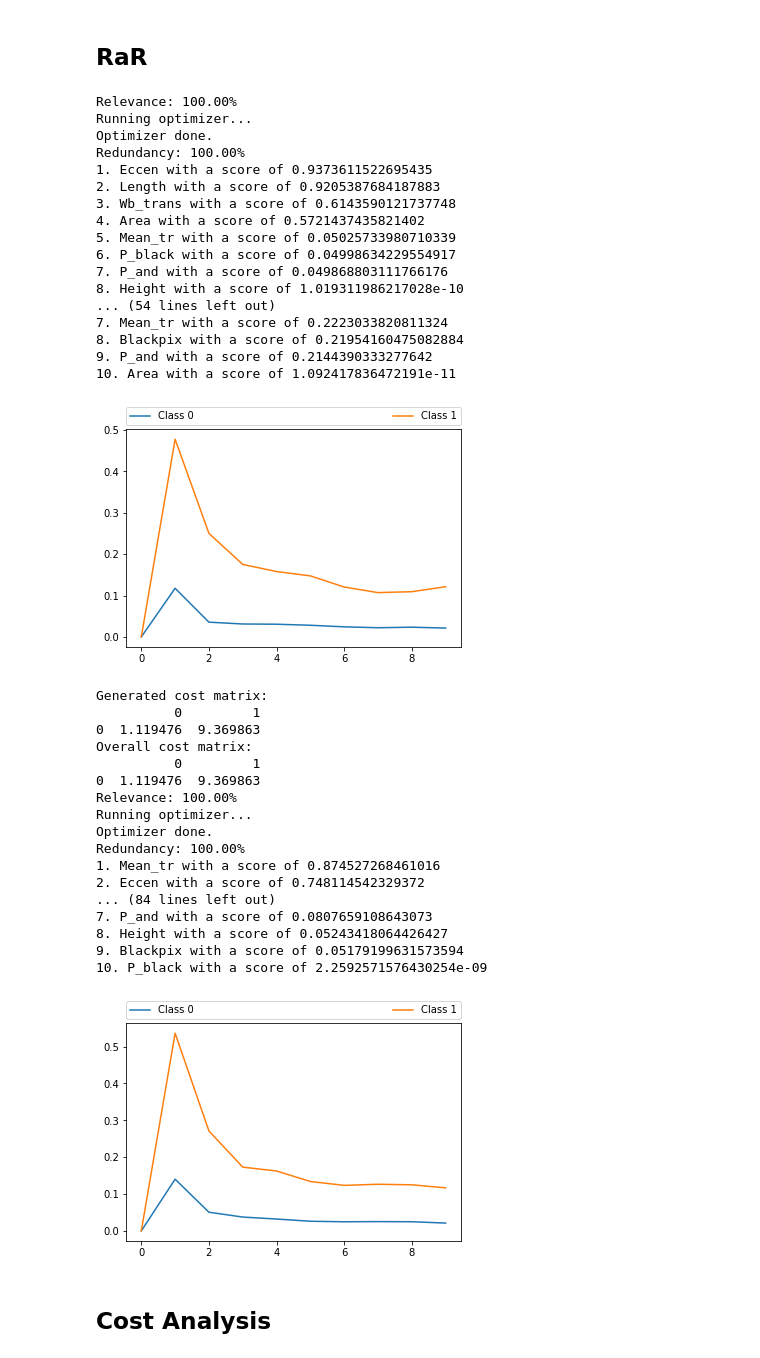
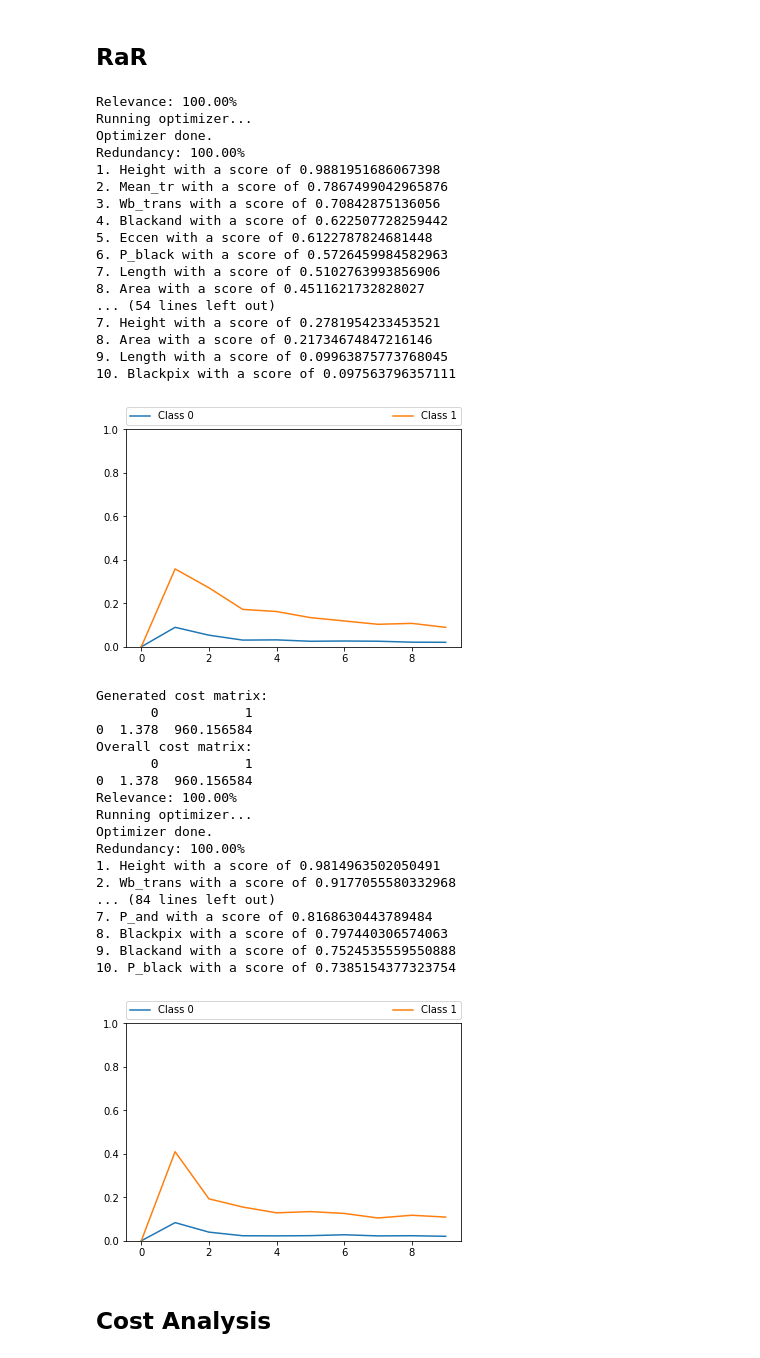
Before and after one commit to KDD-OpenSource/wRaR, a Jupyter notebook: examples/EstimateCost.ipynb, the cells around one changed output. Saved outputs shown, nothing was run; the diff lists cells and outputs as text; code cells hidden in the pictures.

Commit message:
New tests, small fixes

```diff
--- a/examples/EstimateCost.ipynb
+++ b/examples/EstimateCost.ipynb
@@ -76,4 +83,4 @@ imb_data = pd.concat([class1.sample(frac=0.1), class0]).reset_index(drop=True)
 target = 'Class'
 X = data.drop(target, axis=1)
 y = data[target]
-X_train, X_test, y_train, y_test = train_test_split(X, y, test_size=0.5)
+X_train, X_test, y_train, y_test = train_test_split(X, y, test_size=0.25)
@@ -88,14 +97,14 @@ for i in range(5):
     rar_data.rename(columns=lambda c: str(c), inplace=True)
     target = str(target)
     rar = csrar.rar.RaR(rar_data)
-    rar.run(target, k=5, runs=100, split_iterations=10, compensate_imbalance=False)
+    rar.run(target, k=5, runs=50, split_iterations=10, compensate_imbalance=False)
 
     # Evaluate, average relative error rates
     score = pd.DataFrame(columns=['Class 0', 'Class 1'], index=np.arange(max_k)).fillna(0)
     for i in range(1, max_k):
         errors = eval_rar_ranking(rar.feature_ranking, target, k=i)
-        score.loc[i, 'Class 0'] = errors[0][0]
-        score.loc[i, 'Class 1'] = errors[1][0]
+        score.loc[i, 'Class 0'] = errors[0.0][0]
+        score.loc[i, 'Class 1'] = errors[1.0][0]
 
     scores += score
 scores /= 5
@@ -106,27 +115,29 @@ plt.plot(scores['Class 0'], label='Class 0')
 plt.plot(scores['Class 1'], label='Class 1')
 plt.legend(bbox_to_anchor=(0., 1.02, 1., .102), loc=3,
            ncol=2, mode="expand", borderaxespad=0.)
-plt.savefig('RaR_page-blocks0_imb_avg_nocomp')
+axes = plt.gca()
+axes.set_ylim([0, 1])
+plt.savefig('Dev_page-blocks0_imb_avg_nocomp2')
 plt.show()
 # %% [output]
 Relevance: 100.00%
 Running optimizer...
 Optimizer done.
 Redundancy: 100.00%
-1. Eccen with a score of 0.9373611522695435
-2. Length with a score of 0.9205387684187883
-3. Wb_trans with a score of 0.6143590121737748
-4. Area with a score of 0.5721437435821402
-5. Mean_tr with a score of 0.05025733980710339
-6. P_black with a score of 0.04998634229554917
-7. P_and with a score of 0.049868803111766176
-8. Height with a score of 1.019311986217028e-10
+1. Height with a score of 0.9881951686067398
+2. Mean_tr with a score of 0.7867499042965876
+3. Wb_trans with a score of 0.70842875136056
+4. Blackand with a score of 0.622507728259442
+5. Eccen with a score of 0.6122787824681448
+6. P_black with a score of 0.5726459984582963
+7. Length with a score of 0.5102763993856906
+8. Area with a score of 0.4511621732828027
 ... (54 lines left out)
-7. Mean_tr with a score of 0.2223033820811324
-8. Blackpix with a score of 0.21954160475082884
-9. P_and with a score of 0.2144390333277642
-10. Area with a score of 1.092417836472191e-11
+7. Height with a score of 0.2781954233453521
+8. Area with a score of 0.21734674847216146
+9. Length with a score of 0.09963875773768045
+10. Blackpix with a score of 0.097563796357111
-[figure, old version]
+[figure, new version]
 # %%
 scores_comp = 0
 max_k = len(X.columns)
@@ -134,48 +145,50 @@ max_k = len(X.columns)
 for i in range(5):
     rar_data = pd.concat([X_train, y_train], axis=1)
     # RaR uses columns with string label only
     rar_data.rename(columns=lambda c: str(c), inplace=True)
     target = str(target)
     rar_compensate = csrar.rar.RaR(rar_data)
-    rar_compensate.run(target, k=5, runs=100, split_iterations=10, compensate_imbalance=True)
+    rar_compensate.run(target, k=5, runs=50, split_iterations=10, compensate_imbalance=True)
 
     # Evaluate, average relative error rates
     score = pd.DataFrame(columns=['Class 0', 'Class 1'], index=np.arange(max_k)).fillna(0)
     for i in range(1, max_k):
         errors = eval_rar_ranking(rar_compensate.feature_ranking, target, k=i)
-        score.loc[i, 'Class 0'] = errors[0][0]
-        score.loc[i, 'Class 1'] = errors[1][0]
+        score.loc[i, 'Class 0'] = errors[0.0][0]
+        score.loc[i, 'Class 1'] = errors[1.0][0]
 
     scores_comp += score
 scores_comp /= 5
 scores_comp
 
 import matplotlib.pyplot as plt
 plt.plot(scores_comp['Class 0'], label='Class 0')
 plt.plot(scores_comp['Class 1'], label='Class 1')
 plt.legend(bbox_to_anchor=(0., 1.02, 1., .102), loc=3,
            ncol=2, mode="expand", borderaxespad=0.)
-plt.savefig('RaR_page-block0_imb_avg')
+axes = plt.gca()
+axes.set_ylim([0, 1])
+plt.savefig('Dev_page-block0_imb_avg2')
 plt.show()
 # %% [output]
 Generated cost matrix:
-          0         1
-0  1.119476  9.369863
+       0           1
+0  1.378  960.156584
 Overall cost matrix:
-          0         1
-0  1.119476  9.369863
+       0           1
+0  1.378  960.156584
 Relevance: 100.00%
 Running optimizer...
 Optimizer done.
 Redundancy: 100.00%
-1. Mean_tr with a score of 0.874527268461016
-2. Eccen with a score of 0.748114542329372
+1. Height with a score of 0.9814963502050491
+2. Wb_trans with a score of 0.9177055580332968
 ... (84 lines left out)
-7. P_and with a score of 0.0807659108643073
-8. Height with a score of 0.05243418064426427
-9. Blackpix with a score of 0.05179199631573594
-10. P_black with a score of 2.2592571576430254e-09
+7. P_and with a score of 0.8168630443789484
+8. Blackpix with a score of 0.797440306574063
+9. Blackand with a score of 0.7524535559550888
+10. P_black with a score of 0.7385154377323754
-[figure, old version]
+[figure, new version]
 # %%
 scores
 # %%
```
Also changed, not shown: parts of 3 cells of this notebook, 9 other files.
